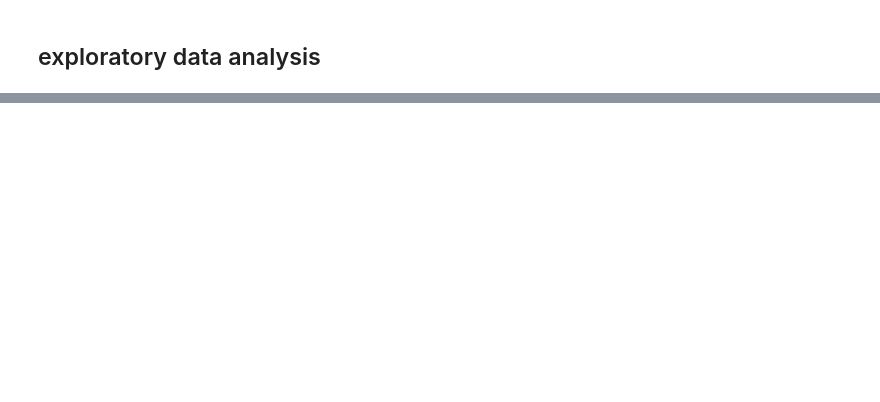
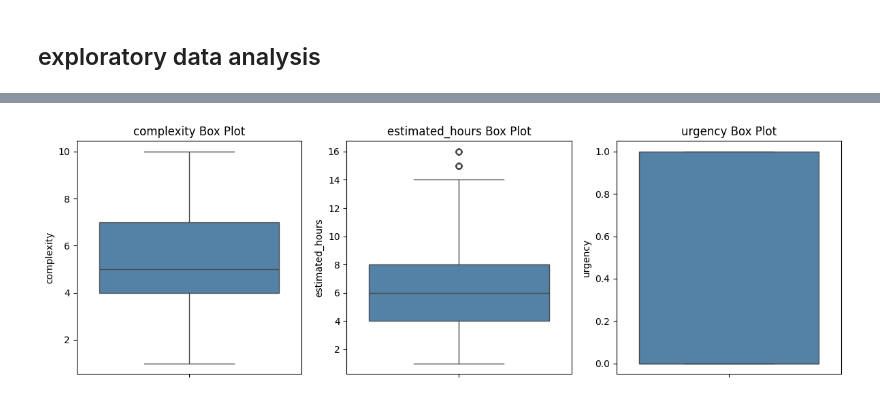
Before and after one commit to SaiCharan4669/aI_task_management, a Jupyter notebook: ai_task_management.ipynb, the cells around one changed output, grey strips where cells are left out. Drawn from its saved outputs; the diff is of its cells as text; code cells hidden in the pictures; blank space fills up the shorter version.

```diff
--- a/ai_task_management.ipynb
+++ b/ai_task_management.ipynb
@@ -173,0 +123,11 @@ dtype: object
+# %%
+def clean_text(text):
+    if pd.isna(text):
+        return ""
+    text = text.lower()
+    text = re.sub(r'^(urgent|critical|emergency|blocker|p0|p1|p2|p3|immediate action required|production issue|severity 1|high priority|important|time-sensitive|deadline approaching|client request|release blocker|standard|planned|scheduled|backlog|nice to have|when possible|low priority|future|optional|improvement|outage|incident|hotfix needed|sprint goal|committed|escalated):\s*', '', text)
+    text = re.sub(r'[^a-zA-Z\s]', ' ', text)
+    text = re.sub(r'\s+', ' ', text).strip()
+    return text
+
+df['description_cleaned'] = df['description'].apply(clean_text)
@@ -465,0 +220,14 @@ weighted avg       0.37      0.36      0.37      2000
+# %%
+# box plots
+plt.figure(figsize=(12, 4))
+
+for i, col in enumerate(num_cols, 1):
+    plt.subplot(1, 3, i)
+    sns.boxplot(y=df[col], color='steelblue')
+    plt.title(f'{col} Box Plot')
+    plt.ylabel(col)
+
+plt.tight_layout()
+plt.show()
+# %% [output]
+[figure, added]
```
Also changed, not shown: parts of 79 cells of this notebook, 18 other files.
